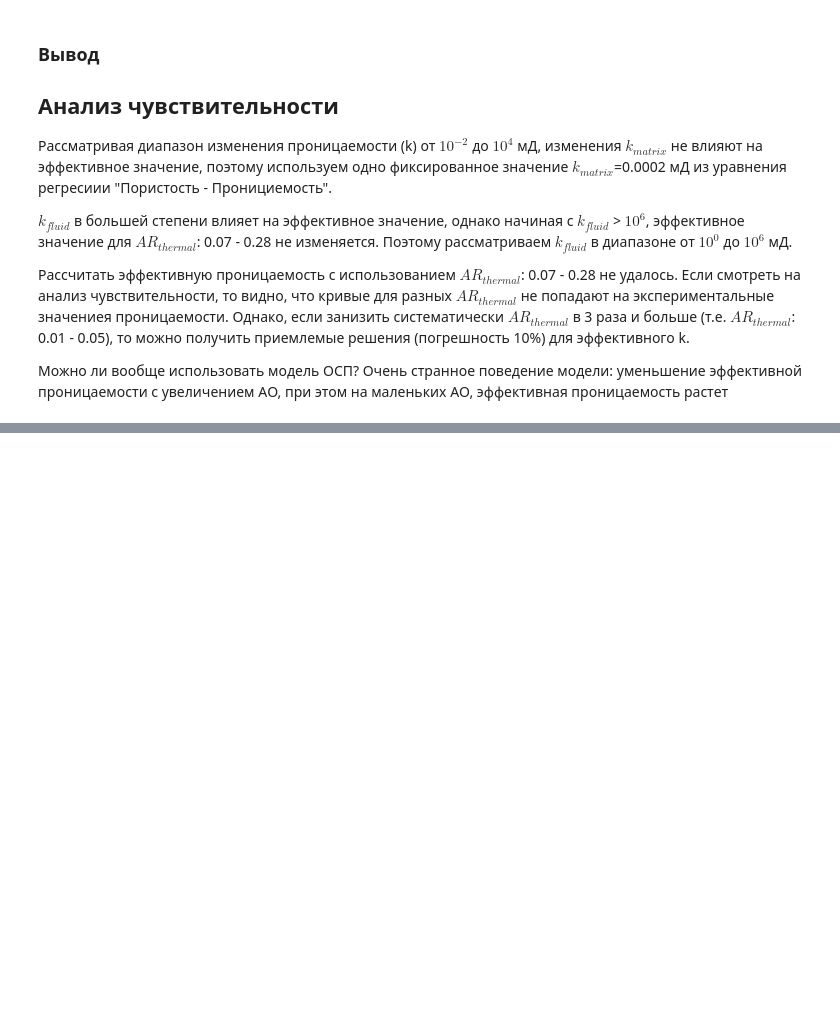
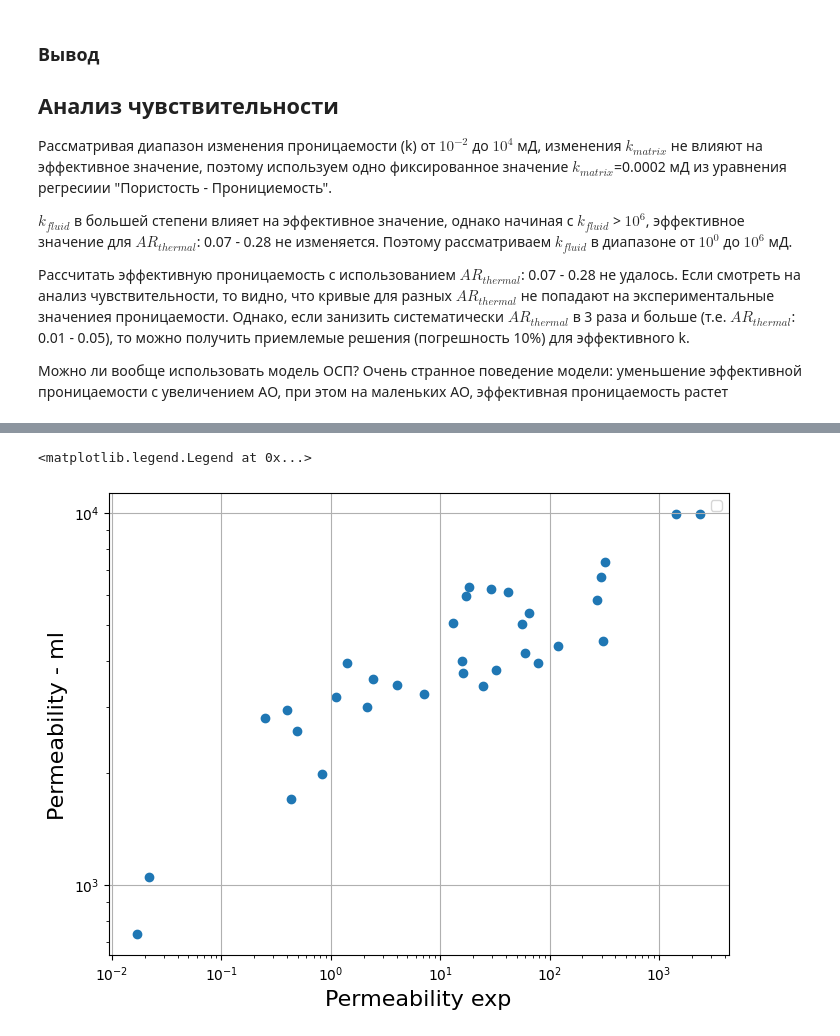
Before and after one commit to MariiaKalinina/Elasticity, a Jupyter notebook: Permeability_from_TC.ipynb, the cells around one changed output, grey strips where cells are left out. Drawn from its saved outputs; the diff is of its cells as text; code cells hidden in the pictures; blank space fills up the shorter version.

```diff
--- a/Permeability_from_TC.ipynb
+++ b/Permeability_from_TC.ipynb
@@ -545,0 +544,5 @@ data_ml = data[['Porosity,%', '']]
+# %%
+data_ml = data[['Porosity,%', 'AR thermal', 'TC air','TC oil', 'TC 6', 'TC 60', 'TC 180', 'Permeability']]
+data_ml.dropna(inplace=True)
+
+target = data_ml ['Permeability']
@@ -546,10 +554,18 @@ data_ml = data[['Porosity,%', '']]
 # %%
 ### BEGIN Solution (do not delete this comment)
-X, y = data[important_features_rf[:20].index], target
+X, y = data_ml.iloc[:, :-1], target
 
 X_train, X_test, y_train, y_test = train_test_split(X, y, test_size=0.3,
                                                     random_state=0xC0FFEE)
 ### END Solution (do not delete this comment)
+# %%
+from sklearn.preprocessing import MinMaxScaler
+
+scaler = MinMaxScaler()
+features =list(X.columns)
+
+X_train[features] = scaler.fit_transform(X_train[list(features)])
+X_test[features] = scaler.fit_transform(X_test[list(features)])
 # %%
 ### BEGIN Solution
 
@@ -572,0 +603,14 @@ for name, model in MODELS.items():
+# %%
+clf = LinearRegression().fit(X_train,y_train)
+lin = clf.predict(X)
+# %%
+fig, axs = plt.subplots(figsize=(8, 6))
+axs.scatter(target, lin)
+# axs.plot([10**-2, 10**4], [10**-2, 10**4])
+axs.set_yscale('log', base=10)
+axs.set_xscale('log', base=10)
+axs.set_ylabel('Permeability - ml', fontsize=16)
+axs.set_xlabel('Permeability exp', fontsize=16)
+axs.grid(which='major', axis='both', linestyle='-')
+axs.legend(loc='best', fontsize='medium')
+# %% [output]
@@ -572,0 +618,2 @@ for name, model in MODELS.items():
+<matplotlib.legend.Legend at 0x...>
+[figure, added]
```
Also changed, not shown: parts of 8 cells of this notebook.
